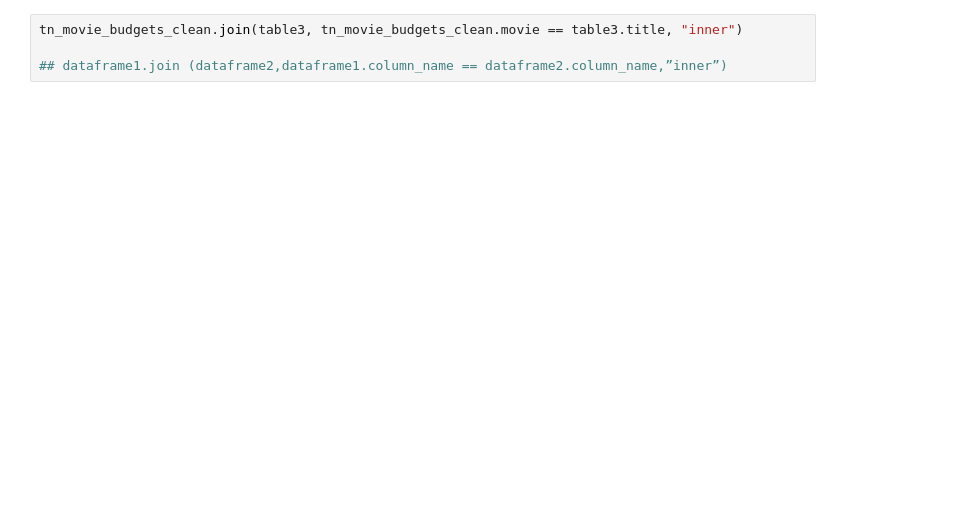
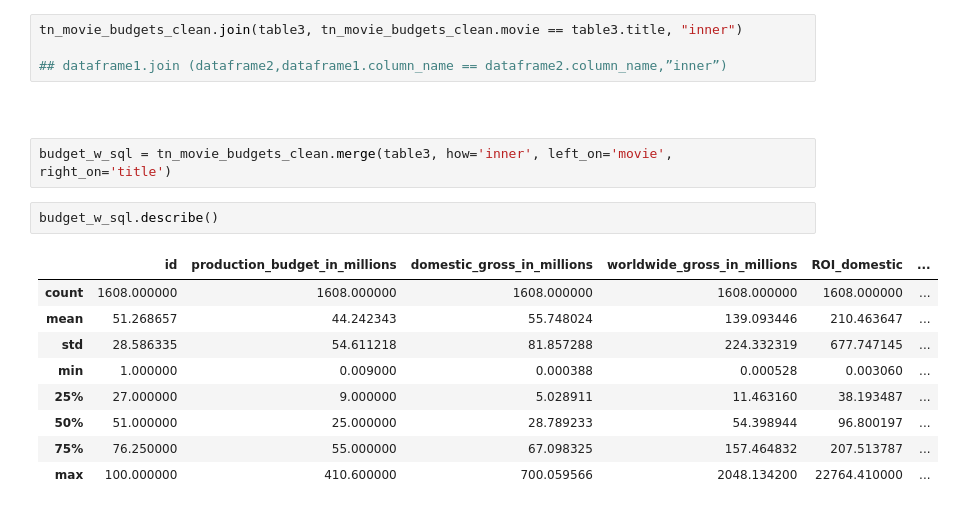
Before and after one commit to mrodberg/Pod1Capstone, a Jupyter notebook: allie_work.ipynb, the cells around one changed output. Cells and saved outputs as stored; diff of their text form; blank space fills up the shorter version.

```diff
--- a/allie_work.ipynb
+++ b/allie_work.ipynb
@@ -125,3 +132,17 @@ tn_movie_budgets_clean.join(table3, tn_movie_budgets_clean.movie == table3.title
 ## dataframe1.join (dataframe2,dataframe1.column_name == dataframe2.column_name,”inner”)
 # %% [markdown]
 ###
+# %%
+budget_w_sql = tn_movie_budgets_clean.merge(table3, how='inner', left_on='movie', right_on='title')
+# %%
+budget_w_sql.describe()
+# %% [output]
+|  | id | production_budget_in_millions | domestic_gross_in_millions | worldwide_gross_in_millions | ROI_domestic | ... |
+| count | 1608.000000 | 1608.000000 | 1608.000000 | 1608.000000 | 1608.000000 | ... |
+| mean | 51.268657 | 44.242343 | 55.748024 | 139.093446 | 210.463647 | ... |
+| std | 28.586335 | 54.611218 | 81.857288 | 224.332319 | 677.747145 | ... |
+| min | 1.000000 | 0.009000 | 0.000388 | 0.000528 | 0.003060 | ... |
+| 25% | 27.000000 | 9.000000 | 5.028911 | 11.463160 | 38.193487 | ... |
+| 50% | 51.000000 | 25.000000 | 28.789233 | 54.398944 | 96.800197 | ... |
+| 75% | 76.250000 | 55.000000 | 67.098325 | 157.464832 | 207.513787 | ... |
+| max | 100.000000 | 410.600000 | 700.059566 | 2048.134200 | 22764.410000 | ... |
```
Also changed, not shown: parts of 8 cells of this notebook.
